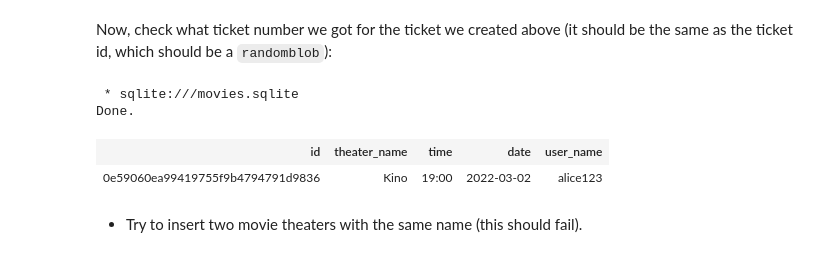
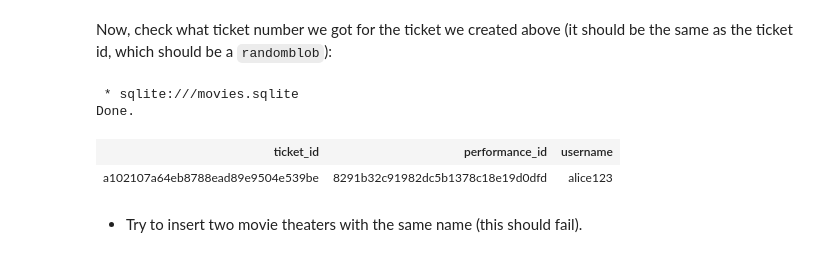
Before and after one commit to adafor94/EDAF75, a Jupyter notebook: lab2/lab2-nb.ipynb, the cells around one changed output. Cells and saved outputs as stored; diff of their text form; code cells hidden in the pictures.

```diff
--- a/lab2/lab2-nb.ipynb
+++ b/lab2/lab2-nb.ipynb
@@ -144,13 +144,13 @@ Now, check what ticket number we got for the ticket we
 # %%
 %%sql
 SELECT *
 FROM tickets
-WHERE user_name = 'alice123'
+WHERE username = 'alice123'
 # %% [output]
  * sqlite:///movies.sqlite
 Done.
-| id | theater_name | time | date | user_name |
-| 0e59060ea99419755f9b4794791d9836 | Kino | 19:00 | 2022-03-02 | alice123 |
+| ticket_id | performance_id | username |
+| a102107a64eb8788ead89e9504e539be | 8291b32c91982dc5b1378c18e19d0dfd | alice123 |
 # %% [markdown]
 + Try to insert two movie theaters with the same name (this
   should fail).
```
Also changed, not shown: parts of 5 cells of this notebook, 3 other files.
